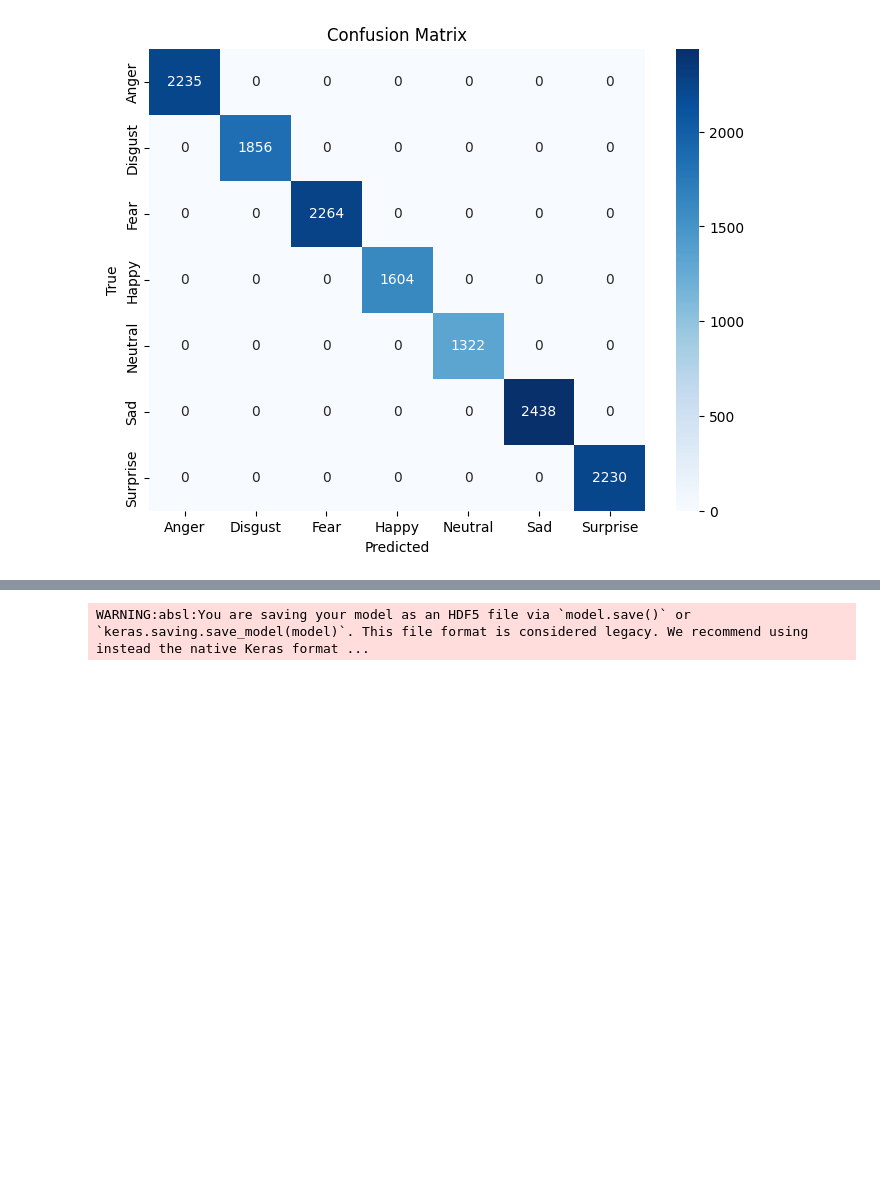
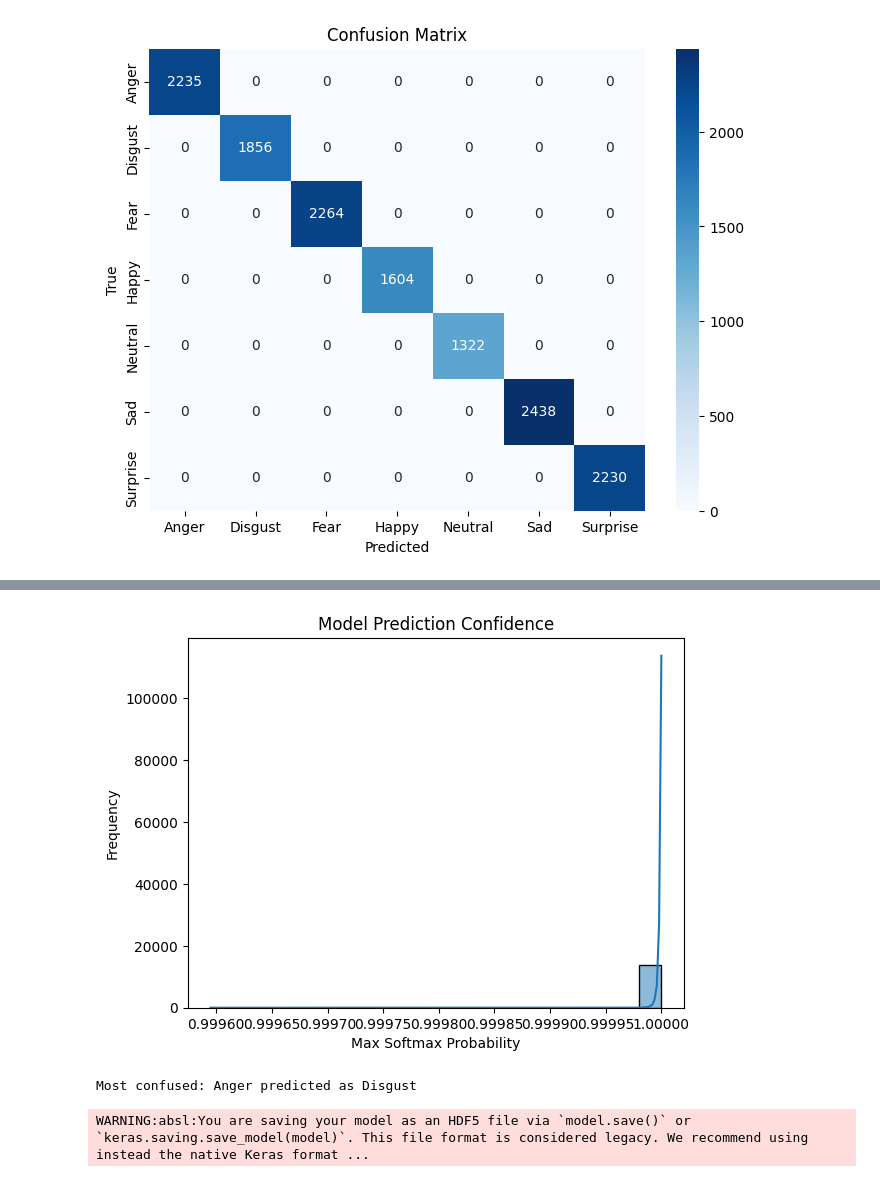
Before and after one commit to tanuja1708/EEG-emotions, a Jupyter notebook: SEED_7(GAN+BI_LSTM).ipynb, the cells around one changed output, grey strips where cells are left out. Cells and saved outputs as stored; diff of their text form; code cells hidden in the pictures; blank space fills up the shorter version.

```diff
--- a/SEED_7(GAN+BI_LSTM).ipynb
+++ b/SEED_7(GAN+BI_LSTM).ipynb
@@ -286,3 +348,21 @@ weighted avg       1.00      1.00      1.00     13949
+# %%
+import seaborn as sns
+
+confidences = np.max(y_pred, axis=1)
+sns.histplot(confidences, bins=20, kde=True)
+plt.title("Model Prediction Confidence")
+plt.xlabel("Max Softmax Probability")
+plt.ylabel("Frequency")
+plt.show()
+# %% [output]
+[figure, added]
+# %%
+import numpy as np
+
+most_confused = np.unravel_index(np.argmax(cm - np.eye(len(le.classes_)) * cm.max()), cm.shape)
+print(f"Most confused: {le.classes_[most_confused[0]]} predicted as {le.classes_[most_confused[1]]}")
+# %% [output]
+Most confused: Anger predicted as Disgust
 # %%
 model.save("eeg_emotion_gan_model.h5")
 with open('eeg_scaler.pkl', 'wb') as f:
```
Also changed, not shown: parts of 4 cells of this notebook.
